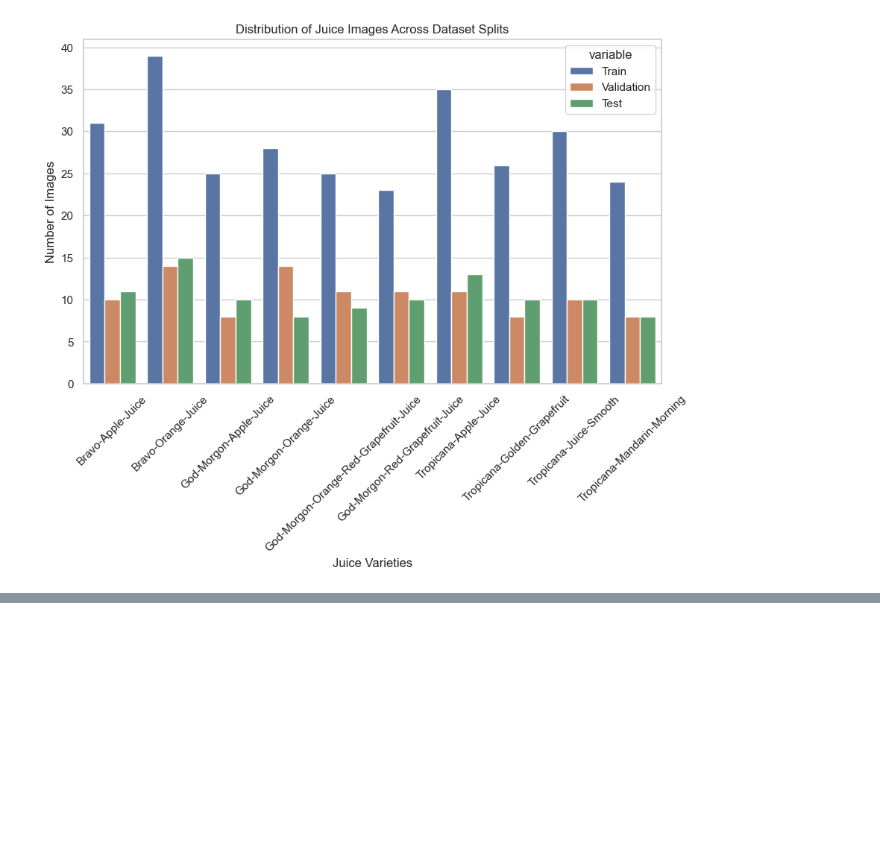
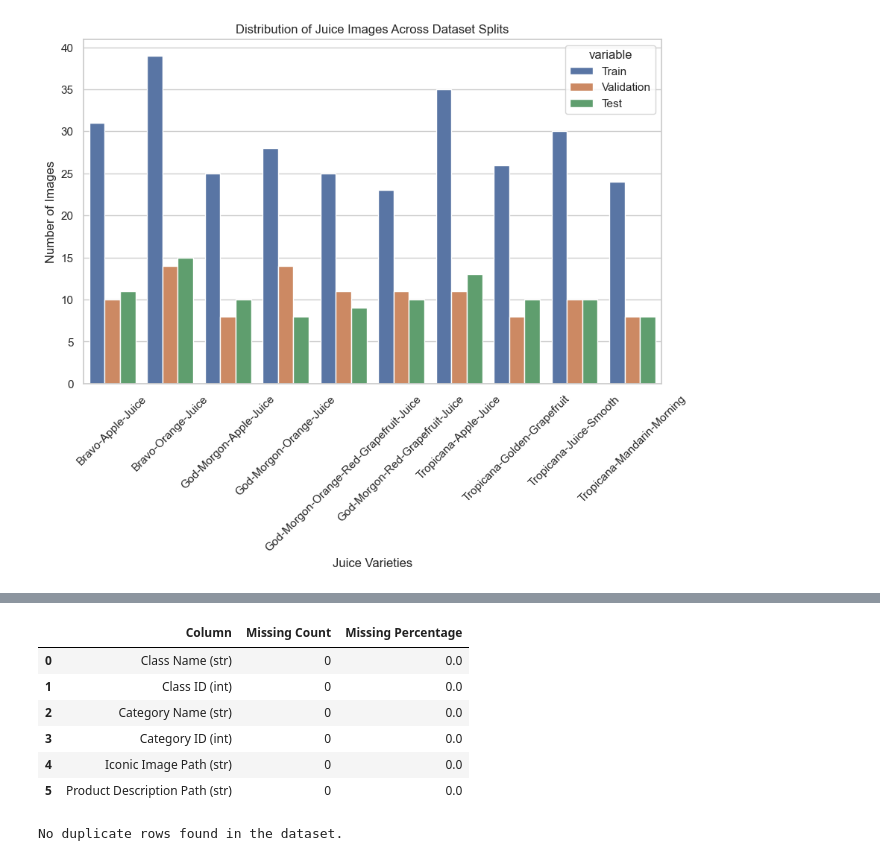
Before and after one commit to VeronicaTverdohleb/MALProject, a Jupyter notebook: FinalProject.ipynb, the cells around one changed output, grey strips where cells are left out. Saved outputs shown, nothing was run; the diff lists cells and outputs as text; code cells hidden in the pictures; blank space fills up the shorter version.

Commit message:
3.3 missing features

```diff
--- a/FinalProject.ipynb
+++ b/FinalProject.ipynb
@@ -376,0 +384,35 @@ plt.show()
+# %%
+# Check for missing data in the `grocery_items_df` DataFrame
+missing_data_summary = grocery_items_df.isnull().sum()
+
+# Create a summary DataFrame for better readability
+missing_data_df = pd.DataFrame({
+    "Column": missing_data_summary.index,
+    "Missing Count": missing_data_summary.values,
+    "Missing Percentage": (missing_data_summary.values / len(grocery_items_df)) * 100
+}).sort_values(by="Missing Count", ascending=False)
+
+missing_data_df
+# %% [output]
+|  | Column | Missing Count | Missing Percentage |
+| 0 | Class Name (str) | 0 | 0.0 |
+| 1 | Class ID (int) | 0 | 0.0 |
+| 2 | Category Name (str) | 0 | 0.0 |
+| 3 | Category ID (int) | 0 | 0.0 |
+| 4 | Iconic Image Path (str) | 0 | 0.0 |
+| 5 | Product Description Path (str) | 0 | 0.0 |
+# %%
+# Check for duplicate rows in the dataset
+duplicates = grocery_items_df[grocery_items_df.duplicated()]
+
+# Count the number of duplicate rows
+num_duplicates = len(duplicates)
+
+# Display duplicates if any
+if num_duplicates > 0:
+    print(f"Number of duplicate rows: {num_duplicates}")
+    display(duplicates.head())  # Display a few duplicate rows
+else:
+    print("No duplicate rows found in the dataset.")
+# %% [output]
+No duplicate rows found in the dataset.
```
Also changed, not shown: parts of 1 cell of this notebook.
